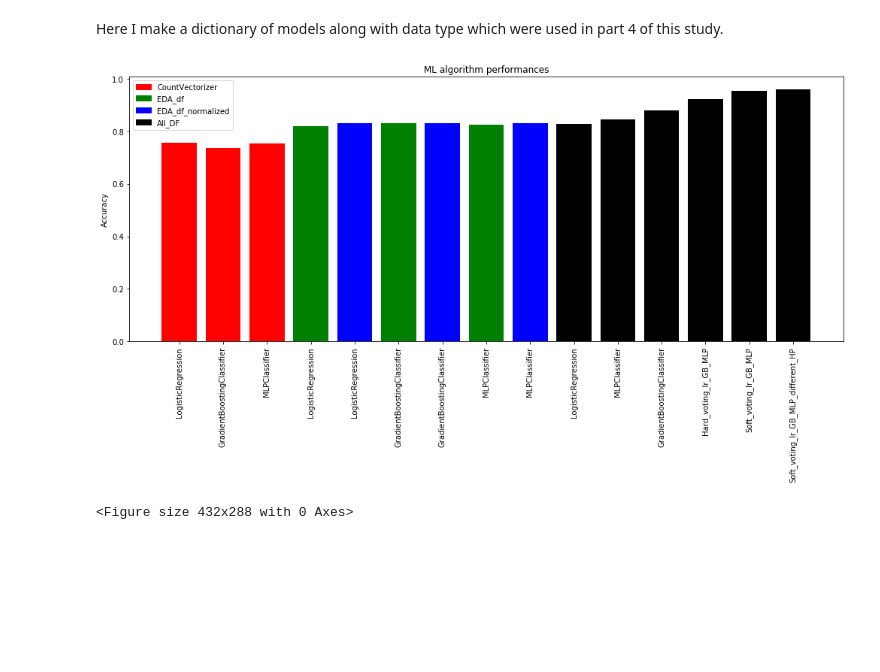
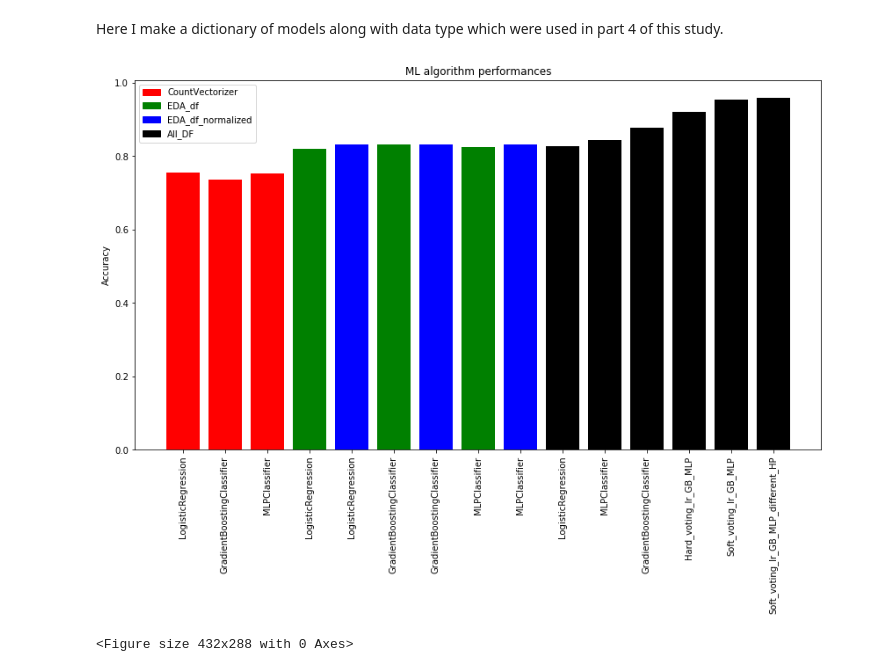
Before and after one commit to Atashnezhad/NLP_Proj2, a Jupyter notebook: Codes/P04_03_Voting_Modeling.ipynb, the cells around one changed output. Saved outputs shown, nothing was run; the diff lists cells and outputs as text; code cells hidden in the pictures; blank space fills up the shorter version.

```diff
--- a/Codes/P04_03_Voting_Modeling.ipynb
+++ b/Codes/P04_03_Voting_Modeling.ipynb
@@ -325,33 +325,34 @@ height = [0.756,0.736,0.752,0.82,
 bars = ('LogisticRegression','GradientBoostingClassifier','MLPClassifier',
        'LogisticRegression','LogisticRegression','GradientBoostingClassifier',
        'GradientBoostingClassifier','MLPClassifier','MLPClassifier',
        'LogisticRegression','MLPClassifier','GradientBoostingClassifier',
        'Hard_voting_lr_GB_MLP','Soft_voting_lr_GB_MLP','Soft_voting_lr_GB_MLP_different_HP')
 x_pos = np.arange(len(bars))
 
 
 plt.figure(figsize=(14,8))
 # Create bars
 my_colors=['r','r','r',
            'g', 'b','g', 'b', 'g', 'b',
            'k', 'k','k','k','k','k']
 
 
 plt.bar(x_pos, height, color=my_colors)
 
 # Create names on the x-axis
 
 plt.xticks(x_pos, bars); plt.xticks(rotation = 90)
 plt.title('ML algorithm performances'); plt.ylabel('Accuracy')
 
 colors = {'CountVectorizer':'red', 'EDA_df':'green',
           'EDA_df_normalized':'blue', 'All_DF':'black'}
 labels = list(colors.keys())
 handles = [plt.Rectangle((0,0),1,1, color=colors[label]) for label in labels]
 plt.legend(handles, labels)
-plt.tight_layout()
+# plt.tight_layout()
+plt.gcf().subplots_adjust(bottom=0.15)
 plt.show()
 plt.savefig("../Figures/plot_04_03_4.png");
 # %% [output]
-[figure, old version]
+[figure, new version]
 <Figure size 432x288 with 0 Axes>
```
